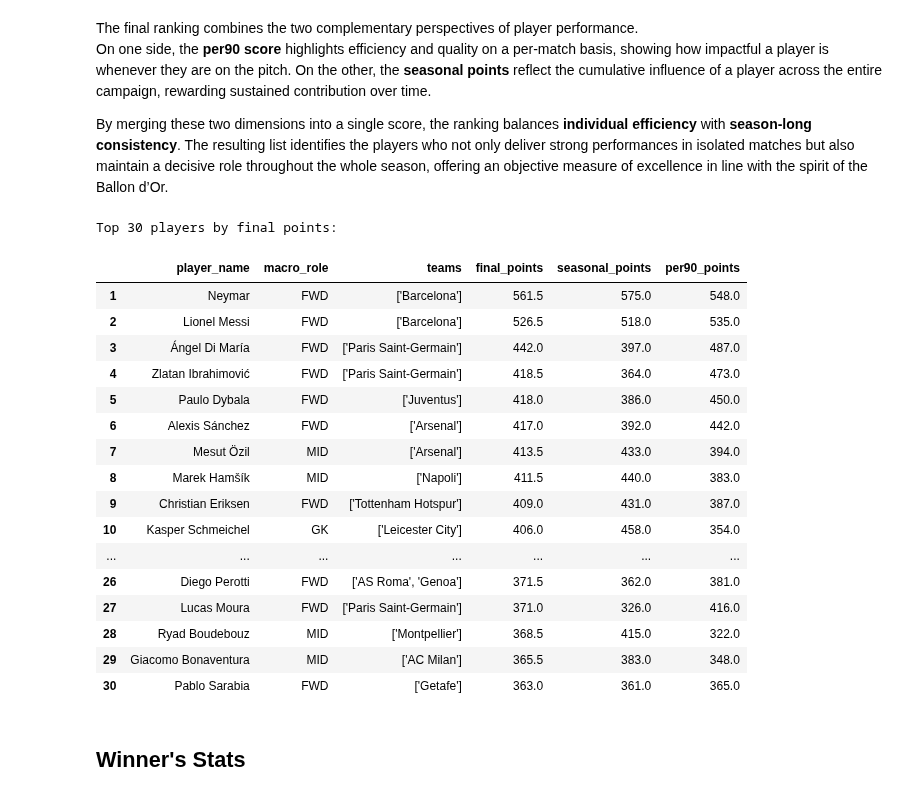
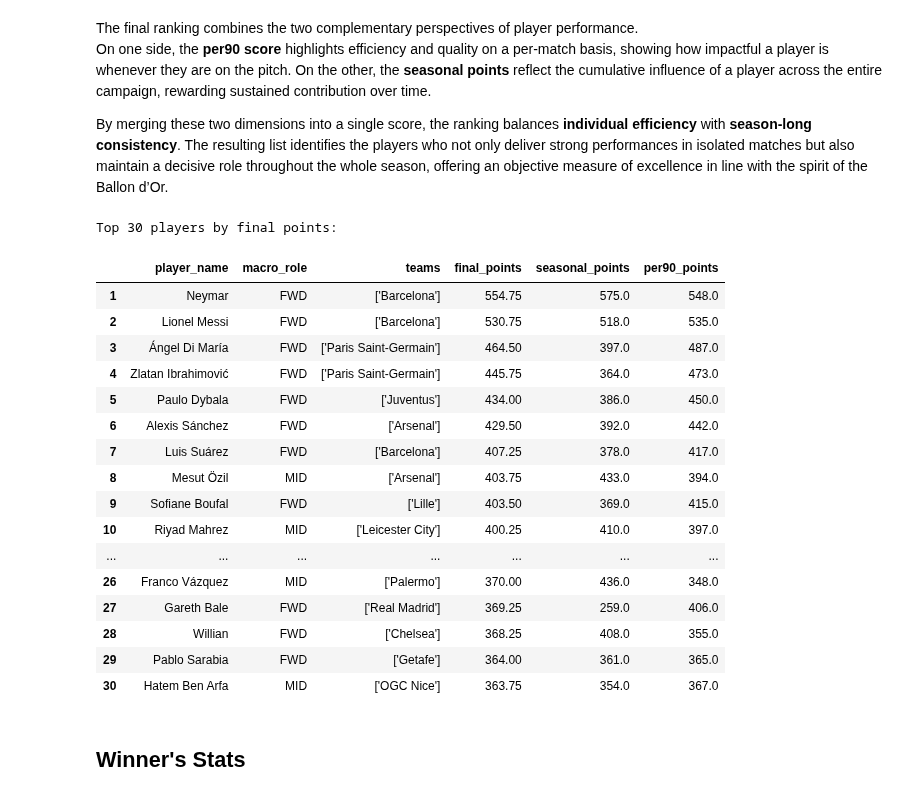
Before and after one commit to Manuele23/Parma-assignment, a Jupyter notebook: task2_ballon_dor/03_final_ranking.ipynb, the cells around one changed output. Drawn from its saved outputs; the diff is of its cells as text; code cells hidden in the pictures.

Commit message:
Final formula in ranking fixed

```diff
--- a/task2_ballon_dor/03_final_ranking.ipynb
+++ b/task2_ballon_dor/03_final_ranking.ipynb
@@ -1007,49 +1007,53 @@ By merging these two dimensions into a single score, the ranking balances **indi
 # %%
 # Merge the dataframes on player_name
 ranking = pd.merge(
     df_seasonal[["player_name", "teams", "macro_role", "seasonal_points"]],
     df_per90[["player_name", "per90_points"]],
     on="player_name", how="inner"
 )
 
-# Combine the seasonal and per-90 points into a final score
-ranking["final_points"] = 0.5 * ranking["seasonal_points"] + 0.5 * ranking["per90_points"]
+# Define the weights for per-90 points and seasonal points
+alpha = 0.75
+beta = 0.25
+
+# Combine the per-90 points and seasonal points into a final score
+ranking["final_points"] = alpha * ranking["per90_points"] + beta * ranking["seasonal_points"]
 
 # Round final points
 ranking["final_points"] = ranking["final_points"].round(2)
 
 # Rank players based on final points
 top30_final = (
     ranking.sort_values("final_points", ascending=False)
     .head(30)
     .reset_index(drop=True)
 )
 
 # Set index starting from 1
 top30_final.index = top30_final.index + 1
 
 # Display the top 30 players with their final points
 print("Top 30 players by final points:")
 display(top30_final[["player_name", "macro_role", "teams", "final_points", "seasonal_points", "per90_points"]])
 # %% [output]
 Top 30 players by final points:
 |  | player_name | macro_role | teams | final_points | seasonal_points | per90_points |
-| 1 | Neymar | FWD | ['Barcelona'] | 561.5 | 575.0 | 548.0 |
-| 2 | Lionel Messi | FWD | ['Barcelona'] | 526.5 | 518.0 | 535.0 |
-| 3 | Ángel Di María | FWD | ['Paris Saint-Germain'] | 442.0 | 397.0 | 487.0 |
-| 4 | Zlatan Ibrahimović | FWD | ['Paris Saint-Germain'] | 418.5 | 364.0 | 473.0 |
-| 5 | Paulo Dybala | FWD | ['Juventus'] | 418.0 | 386.0 | 450.0 |
-| 6 | Alexis Sánchez | FWD | ['Arsenal'] | 417.0 | 392.0 | 442.0 |
-| 7 | Mesut Özil | MID | ['Arsenal'] | 413.5 | 433.0 | 394.0 |
-| 8 | Marek Hamšík | MID | ['Napoli'] | 411.5 | 440.0 | 383.0 |
-| 9 | Christian Eriksen | FWD | ['Tottenham Hotspur'] | 409.0 | 431.0 | 387.0 |
-| 10 | Kasper Schmeichel | GK | ['Leicester City'] | 406.0 | 458.0 | 354.0 |
+| 1 | Neymar | FWD | ['Barcelona'] | 554.75 | 575.0 | 548.0 |
+| 2 | Lionel Messi | FWD | ['Barcelona'] | 530.75 | 518.0 | 535.0 |
+| 3 | Ángel Di María | FWD | ['Paris Saint-Germain'] | 464.50 | 397.0 | 487.0 |
+| 4 | Zlatan Ibrahimović | FWD | ['Paris Saint-Germain'] | 445.75 | 364.0 | 473.0 |
+| 5 | Paulo Dybala | FWD | ['Juventus'] | 434.00 | 386.0 | 450.0 |
+| 6 | Alexis Sánchez | FWD | ['Arsenal'] | 429.50 | 392.0 | 442.0 |
+| 7 | Luis Suárez | FWD | ['Barcelona'] | 407.25 | 378.0 | 417.0 |
+| 8 | Mesut Özil | MID | ['Arsenal'] | 403.75 | 433.0 | 394.0 |
+| 9 | Sofiane Boufal | FWD | ['Lille'] | 403.50 | 369.0 | 415.0 |
+| 10 | Riyad Mahrez | MID | ['Leicester City'] | 400.25 | 410.0 | 397.0 |
 | ... | ... | ... | ... | ... | ... | ... |
-| 26 | Diego Perotti | FWD | ['AS Roma', 'Genoa'] | 371.5 | 362.0 | 381.0 |
-| 27 | Lucas Moura | FWD | ['Paris Saint-Germain'] | 371.0 | 326.0 | 416.0 |
-| 28 | Ryad Boudebouz | MID | ['Montpellier'] | 368.5 | 415.0 | 322.0 |
-| 29 | Giacomo Bonaventura | MID | ['AC Milan'] | 365.5 | 383.0 | 348.0 |
-| 30 | Pablo Sarabia | FWD | ['Getafe'] | 363.0 | 361.0 | 365.0 |
+| 26 | Franco Vázquez | MID | ['Palermo'] | 370.00 | 436.0 | 348.0 |
+| 27 | Gareth Bale | FWD | ['Real Madrid'] | 369.25 | 259.0 | 406.0 |
+| 28 | Willian | FWD | ['Chelsea'] | 368.25 | 408.0 | 355.0 |
+| 29 | Pablo Sarabia | FWD | ['Getafe'] | 364.00 | 361.0 | 365.0 |
+| 30 | Hatem Ben Arfa | MID | ['OGC Nice'] | 363.75 | 354.0 | 367.0 |
 # %% [markdown]
 ## Winner's Stats
 # %%
```
